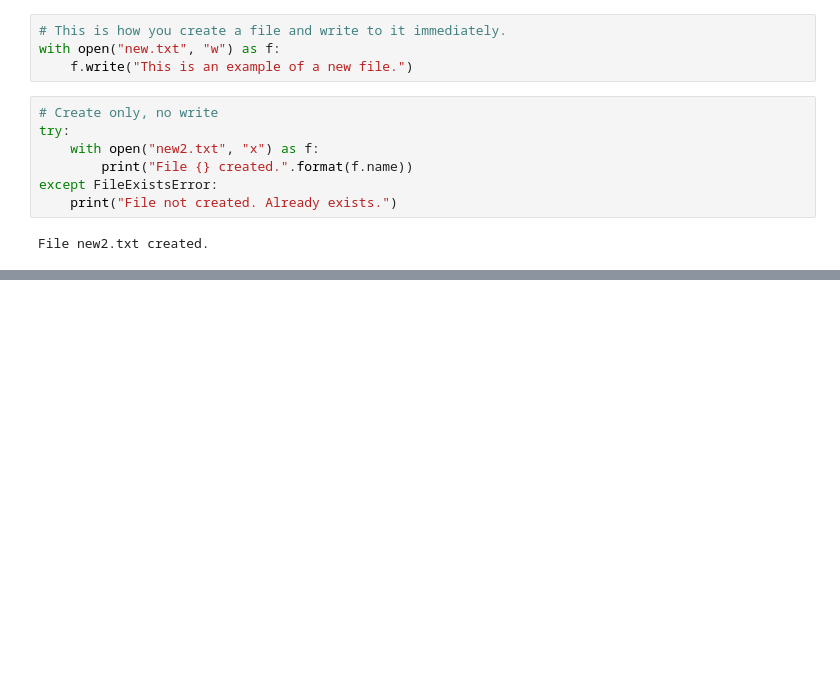
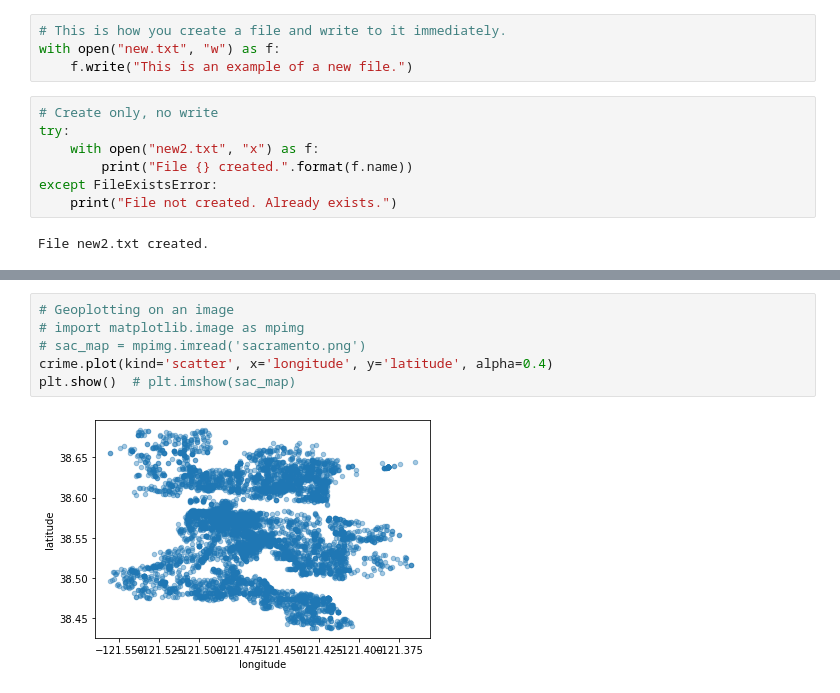
Before and after one commit to vermi/python-bootcamp, a Jupyter notebook: tijay.ipynb, the cells around one changed output, grey strips where cells are left out. Saved outputs shown, nothing was run; the diff lists cells and outputs as text; blank space fills up the shorter version.

```diff
--- a/tijay.ipynb
+++ b/tijay.ipynb
@@ -67,0 +194,8 @@ Column names are: cdatetime, address, district, beat, grid, crimedescr, ucr_ncic
+# %%
+# Geoplotting on an image
+# import matplotlib.image as mpimg
+# sac_map = mpimg.imread('sacramento.png')
+crime.plot(kind='scatter', x='longitude', y='latitude', alpha=0.4)
+plt.show()  # plt.imshow(sac_map)
+# %% [output]
+[figure, added]
```
Also changed, not shown: parts of 16 cells of this notebook, 3 other files.
